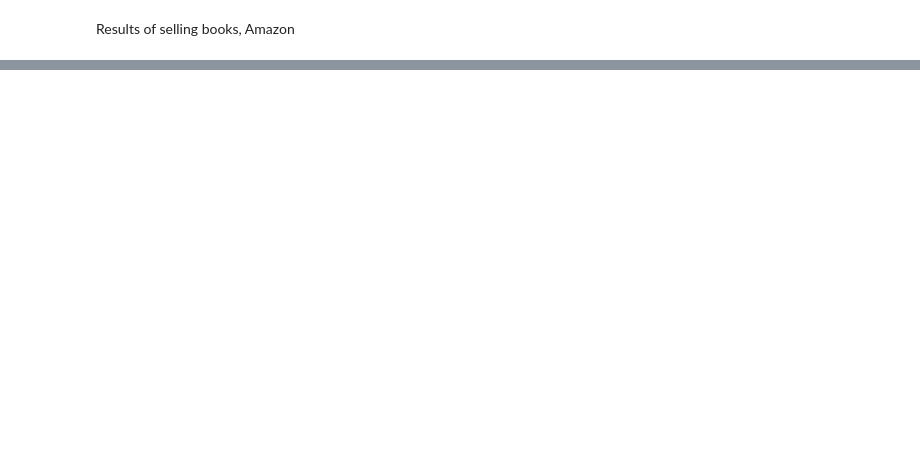
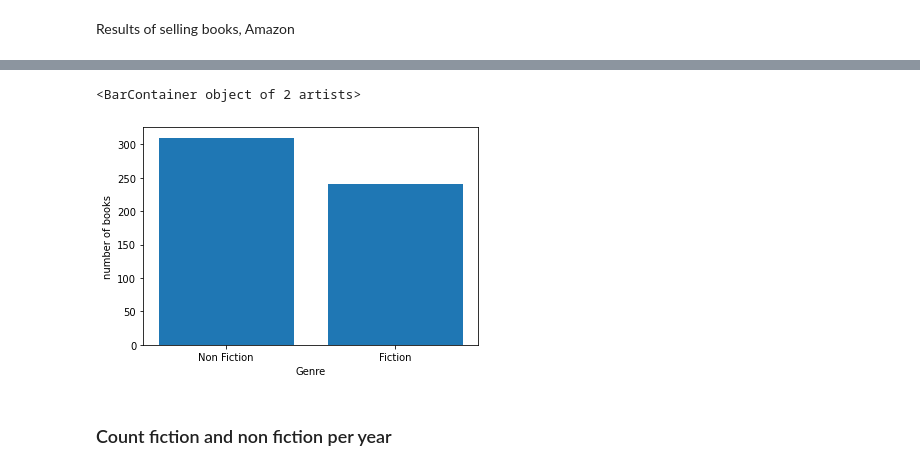
Before and after one commit to juliansp357/Book-sales-of-Amazon, a Jupyter notebook: BookSales.ipynb, the cells around one changed output, grey strips where cells are left out. Saved outputs shown, nothing was run; the diff lists cells and outputs as text; code cells hidden in the pictures; blank space fills up the shorter version.

```diff
--- a/BookSales.ipynb
+++ b/BookSales.ipynb
@@ -23,0 +31,13 @@ df
+# %%
+import matplotlib.pyplot as plt
+
+x = ['Non Fiction', 'Fiction']
+y = [310,240]
+plt.xlabel('Genre')
+plt.ylabel('number of books')
+plt.bar(x,y)
+# %% [output]
+<BarContainer object of 2 artists>
+[figure, added]
+# %% [markdown]
+### Count fiction and non fiction per year
```
Also changed, not shown: parts of 19 cells of this notebook.
